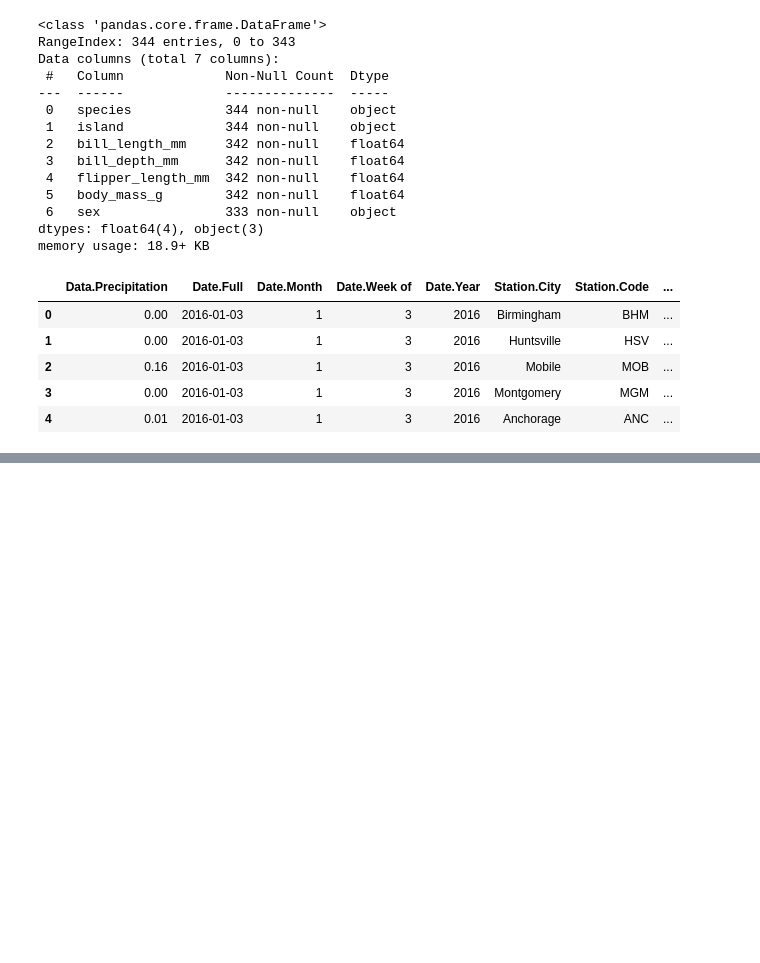
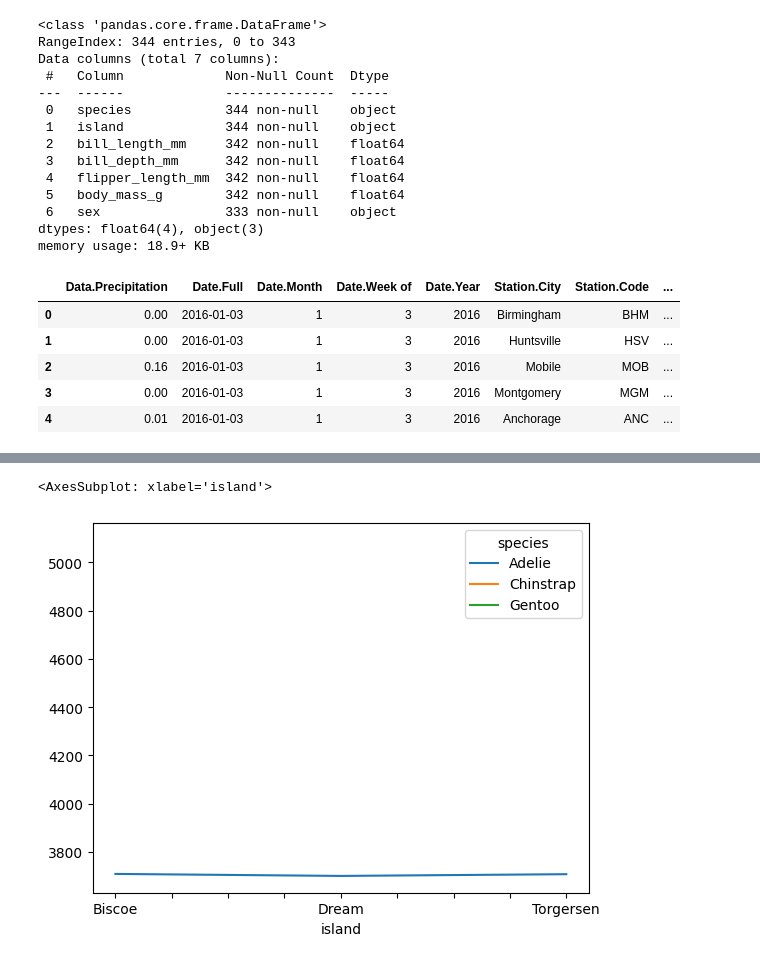
Before and after one commit to itzzyashpandey/python-data-science, a Jupyter notebook: DataScience/data_analytics2.ipynb, the cells around one changed output, grey strips where cells are left out. Drawn from its saved outputs; the diff is of its cells as text; code cells hidden in the pictures; blank space fills up the shorter version.

```diff
--- a/DataScience/data_analytics2.ipynb
+++ b/DataScience/data_analytics2.ipynb
@@ -97,0 +251,5 @@ weatherdf.head()
+# %%
+pd.pivot_table(penguins_df,'body_mass_g','island','species').plot()
+# %% [output]
+<AxesSubplot: xlabel='island'>
+[figure, added]
```
Also changed, not shown: parts of 22 cells of this notebook, 10 other files.
